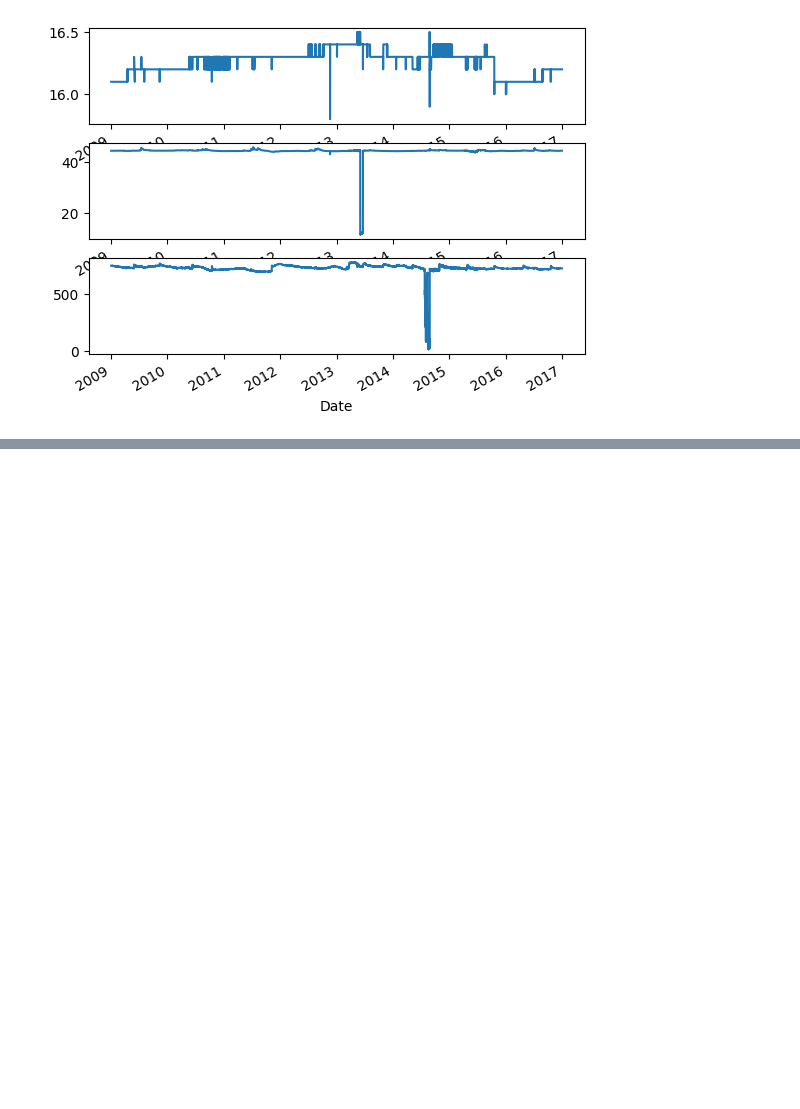
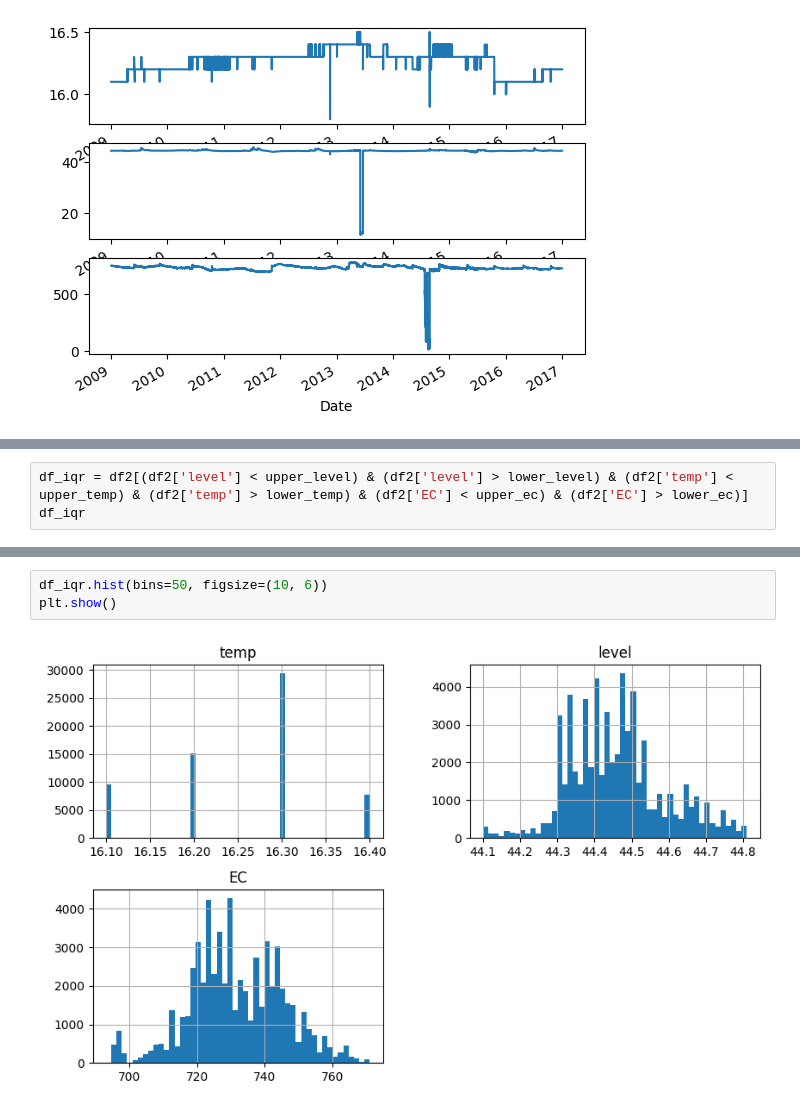
Before and after one commit to chopperkim/BasicPython, a Jupyter notebook: chapter08/water.ipynb, the cells around one changed output, grey strips where cells are left out. Saved outputs shown, nothing was run; the diff lists cells and outputs as text; blank space fills up the shorter version.

```diff
--- a/chapter08/water.ipynb
+++ b/chapter08/water.ipynb
@@ -165,0 +239,3 @@ plt.show()
+# %%
+df_iqr = df2[(df2['level'] < upper_level) & (df2['level'] > lower_level) & (df2['temp'] < upper_temp) & (df2['temp'] > lower_temp) & (df2['EC'] < upper_ec) & (df2['EC'] > lower_ec)]
+df_iqr
@@ -165,0 +257,5 @@ plt.show()
+# %%
+df_iqr.hist(bins=50, figsize=(10, 6))
+plt.show()
+# %% [output]
+[figure, added]
```
Also changed, not shown: parts of 20 cells of this notebook, 2 other files.
